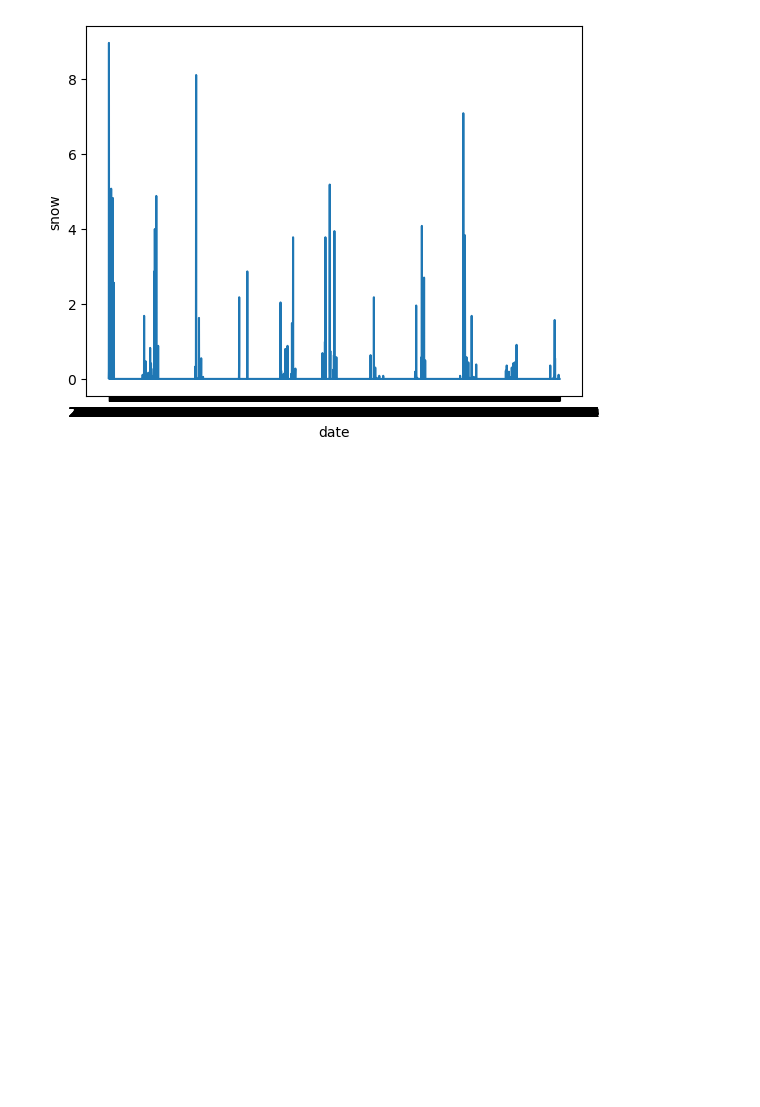
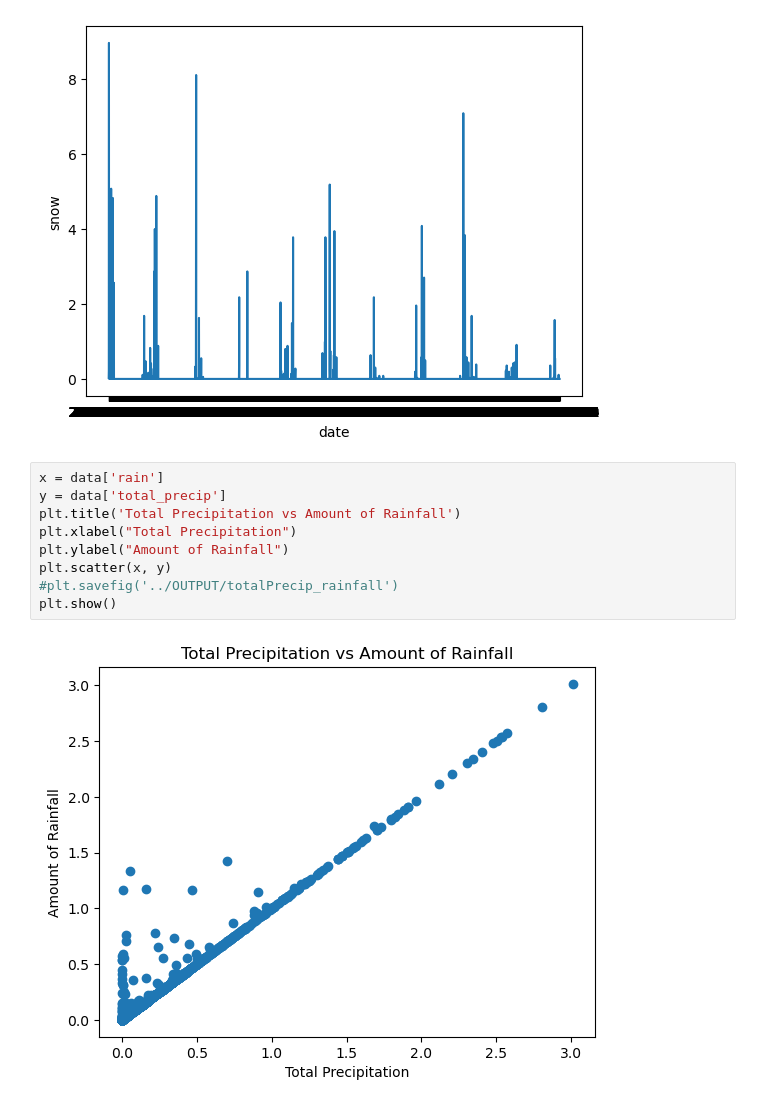
Before and after one commit to juliamuratore/Project2-DS-4002, a Jupyter notebook: SCRIPTS/Project2_EDA.ipynb, the cells around one changed output. Drawn from its saved outputs; the diff is of its cells as text; blank space fills up the shorter version.

Commit message:
precip

```diff
--- a/SCRIPTS/Project2_EDA.ipynb
+++ b/SCRIPTS/Project2_EDA.ipynb
@@ -126,3 +126,14 @@ fig = sns.lineplot(data=data, x='date', y='snow')
 plt.savefig('../OUTPUT/snow_over_time.png')
 # %% [output]
 [figure]
+# %%
+x = data['rain']
+y = data['total_precip']
+plt.title('Total Precipitation vs Amount of Rainfall')
+plt.xlabel("Total Precipitation")
+plt.ylabel("Amount of Rainfall")
+plt.scatter(x, y)
+#plt.savefig('../OUTPUT/totalPrecip_rainfall')
+plt.show()
+# %% [output]
+[figure, added]
```
